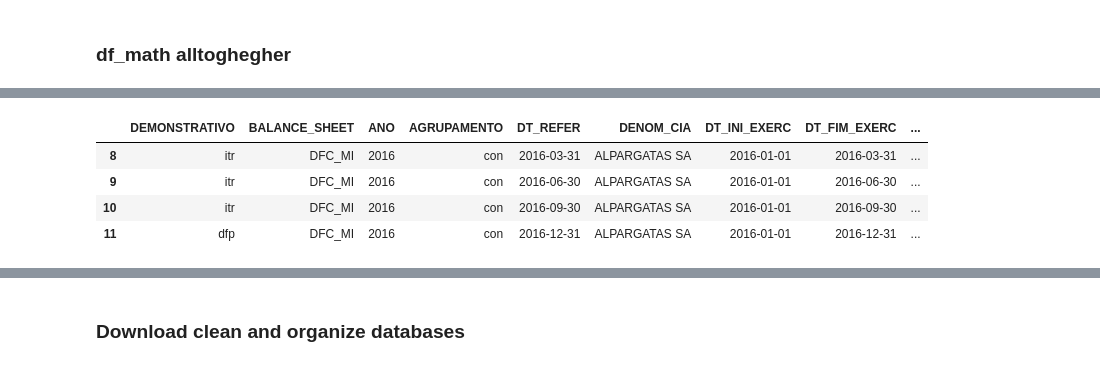
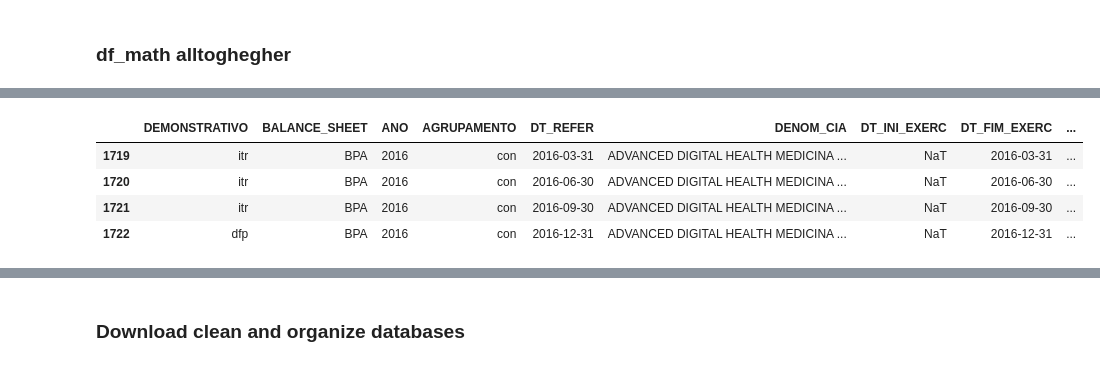
Before and after one commit to faustostangler/DSH, a Jupyter notebook: read_cvm.ipynb, the cells around one changed output, grey strips where cells are left out. Cells and saved outputs as stored; diff of their text form; code cells hidden in the pictures.

```diff
--- a/read_cvm.ipynb
+++ b/read_cvm.ipynb
@@ -1219,33 +1335,42 @@ from tqdm import tqdm
 # %%
-# Filtering criteria
+# Set up a filtering mask to narrow down the DataFrame based on specific conditions:
+# 1. Only include rows where the 'DENOM_CIA' column equals 'ALPARGATAS SA'.
+# 2. Only include rows where the 'AGRUPAMENTO' column equals 'con'.
+# 3. Only include rows where the 'CD_CONTA' column contains any of the values ['1.01', '3.01', '6.01'].
 mask = (df_merged['DENOM_CIA'] == 'ALPARGATAS SA') & \
        (df_merged['AGRUPAMENTO'] == 'con') & \
        (df_merged['CD_CONTA'].isin(['1.01', '3.01', '6.01']))
 
-# Group the filtered DataFrame
+# Group the DataFrame by the following columns: 'DENOM_CIA', 'AGRUPAMENTO', 'CD_CONTA', and 'DS_CONTA'.
+# This means the data will be partitioned into chunks, each representing a unique combination of values from these columns.
 grouped = df_merged.groupby(['DENOM_CIA', 'AGRUPAMENTO', 'CD_CONTA', 'DS_CONTA'])
 
-# Define a wrapper around your function that will update the progress bar
+# Create a wrapper function around 'apply_adjustments' to incorporate progress bar updates.
+# Each time a group is processed by 'apply_adjustments', the progress bar will advance by one step.
 def wrapper_apply(group):
     result = apply_adjustments(group)
     pbar.update(1)  # Update the progress bar by one step
     return result
 
-# Create a progress bar
-with tqdm(total=grouped.ngroups, desc="Calculating quarter values") as pbar:
+# Set up a progress bar to track the processing of each group.
+# The total number of steps in the progress bar is set to the number of unique groups ('grouped.ngroups').
+# The 'desc' parameter provides a description that is displayed alongside the progress bar.
+with tqdm(total=grouped.ngroups, desc=f"Calculating quarter values for year {year}") as pbar:
+    # Apply the 'wrapper_apply' function to each group.
+    # The progress bar will be updated for each group processed.
     adjusted_df = grouped.apply(wrapper_apply).reset_index(drop=True)
 # %%
-mask = (adjusted_df['DENOM_CIA'] == 'ALPARGATAS SA') & \
+mask = (adjusted_df['DENOM_CIA'] == 'ADVANCED DIGITAL HEALTH MEDICINA PREVENTIVA SA') & \
        (adjusted_df['AGRUPAMENTO'] == 'con') & \
-       (adjusted_df['CD_CONTA'].isin(['6.01']))
+       (adjusted_df['CD_CONTA'].isin(['1.01.01']))
 
 adjusted_df[mask][cols]
 # %% [output]
 |  | DEMONSTRATIVO | BALANCE_SHEET | ANO | AGRUPAMENTO | DT_REFER | DENOM_CIA | DT_INI_EXERC | DT_FIM_EXERC | ... |
-| 8 | itr | DFC_MI | 2016 | con | 2016-03-31 | ALPARGATAS SA | 2016-01-01 | 2016-03-31 | ... |
-| 9 | itr | DFC_MI | 2016 | con | 2016-06-30 | ALPARGATAS SA | 2016-01-01 | 2016-06-30 | ... |
-| 10 | itr | DFC_MI | 2016 | con | 2016-09-30 | ALPARGATAS SA | 2016-01-01 | 2016-09-30 | ... |
-| 11 | dfp | DFC_MI | 2016 | con | 2016-12-31 | ALPARGATAS SA | 2016-01-01 | 2016-12-31 | ... |
+| 1719 | itr | BPA | 2016 | con | 2016-03-31 | ADVANCED DIGITAL HEALTH MEDICINA ... | NaT | 2016-03-31 | ... |
+| 1720 | itr | BPA | 2016 | con | 2016-06-30 | ADVANCED DIGITAL HEALTH MEDICINA ... | NaT | 2016-06-30 | ... |
+| 1721 | itr | BPA | 2016 | con | 2016-09-30 | ADVANCED DIGITAL HEALTH MEDICINA ... | NaT | 2016-09-30 | ... |
+| 1722 | dfp | BPA | 2016 | con | 2016-12-31 | ADVANCED DIGITAL HEALTH MEDICINA ... | NaT | 2016-12-31 | ... |
 # %%
 df_not = df_merged
 mask_not = (df_not['BALANCE_SHEET'].isin(fluxo_de_caixa))
```
Also changed, not shown: parts of 10 cells of this notebook, 3 other files.
